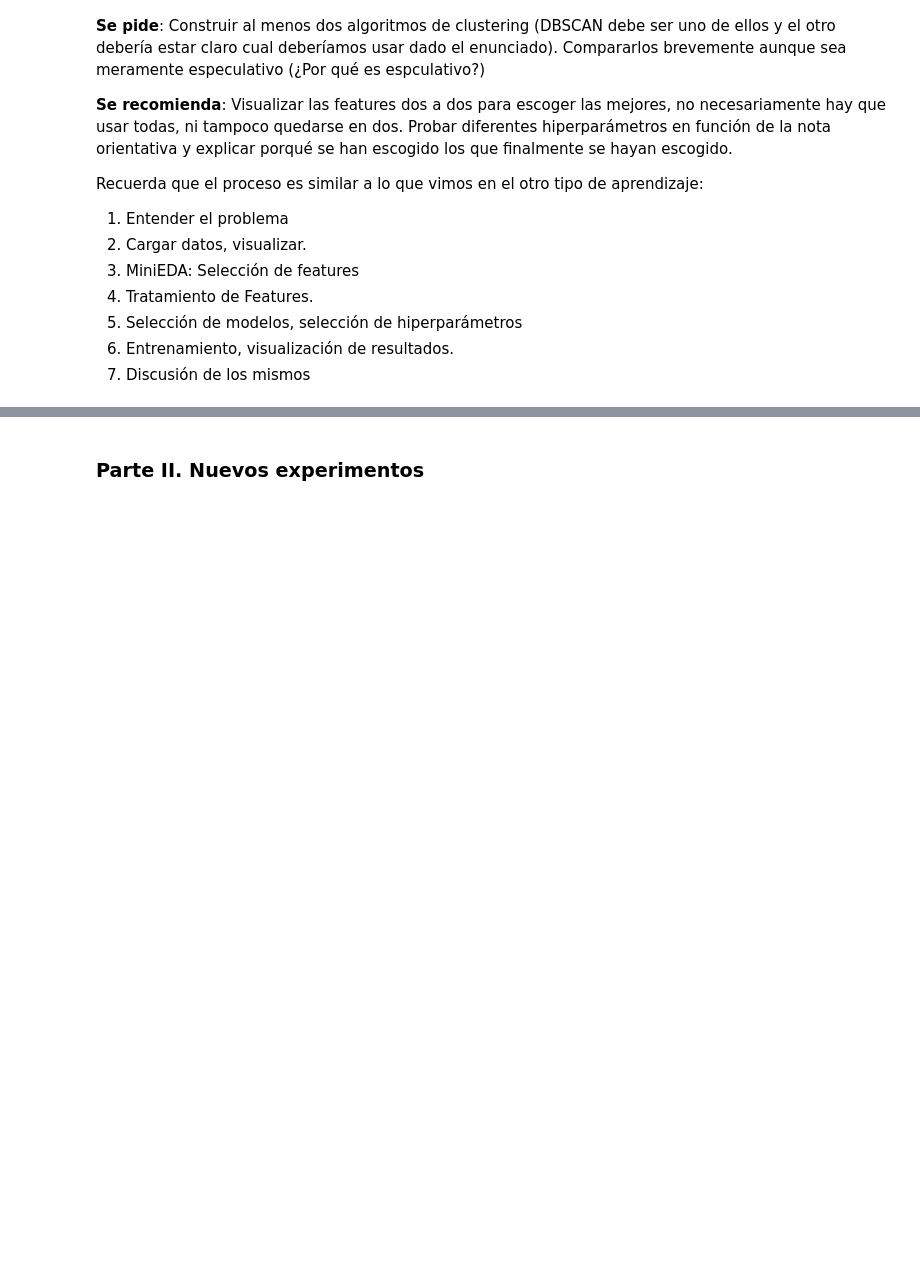
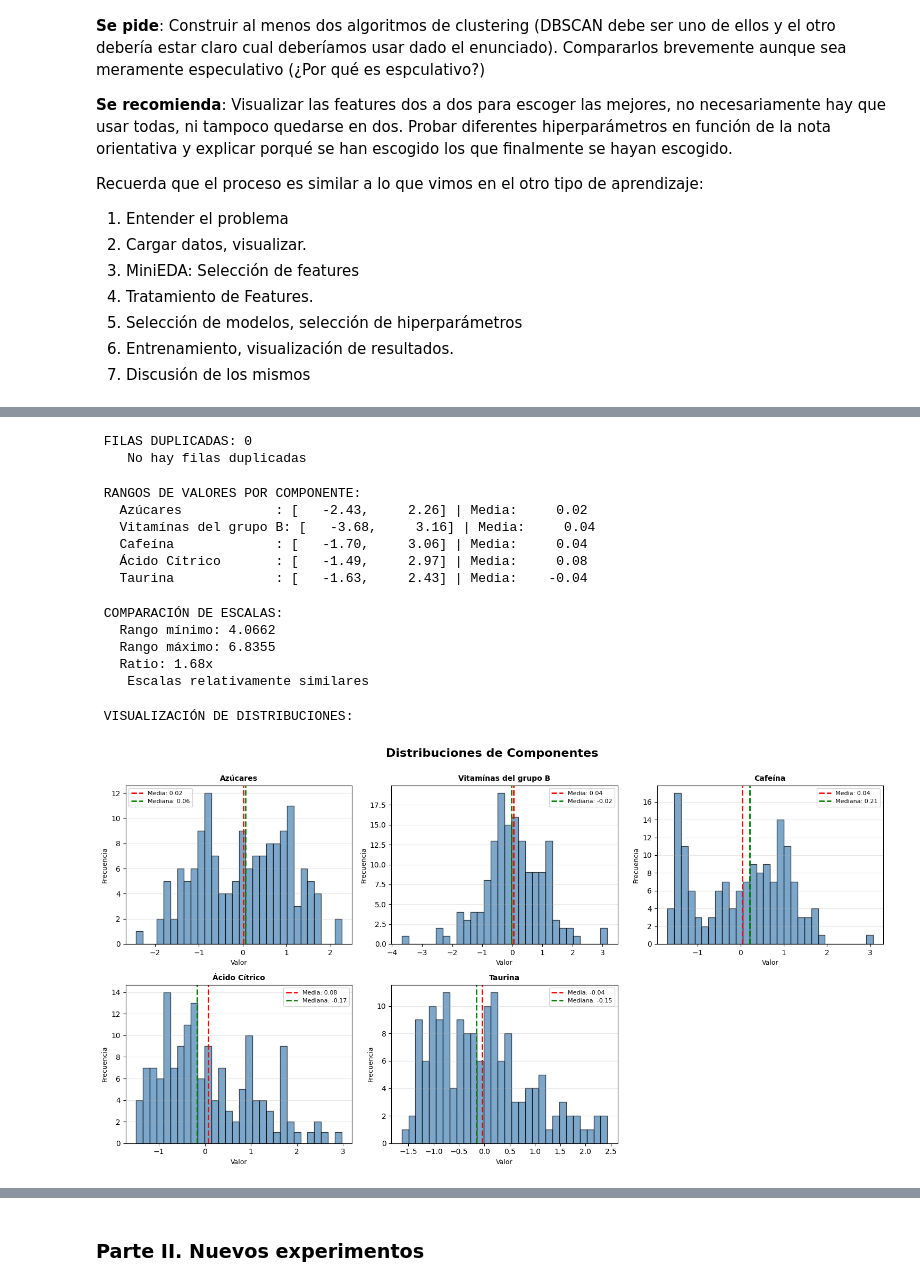
Before and after one commit to pablomoralesbaro/Ds-Online-PabloBaro, a Jupyter notebook: 04_Machine_Learning/Sprint_13/Unidad_02_ML_No_Supervisado_Clustering_DBSCAN/03_Practica_Obligatoria/18_Practica_Obligatoria_Clustering_DBSCAN.ipynb, the cells around one changed output, grey strips where cells are left out. Cells and saved outputs as stored; diff of their text form; code cells hidden in the pictures; blank space fills up the shorter version.

```diff
--- a/04_Machine_Learning/Sprint_13/Unidad_02_ML_No_Supervisado_Clustering_DBSCAN/03_Practica_Obligatoria/18_Practica_Obligatoria_Clustering_DBSCAN.ipynb
+++ b/04_Machine_Learning/Sprint_13/Unidad_02_ML_No_Supervisado_Clustering_DBSCAN/03_Practica_Obligatoria/18_Practica_Obligatoria_Clustering_DBSCAN.ipynb
@@ -37,3 +49,6 @@ Recuerda que el proceso es similar a lo que vimos en el otro tipo de aprendizaje
 5. Selección de modelos, selección de hiperparámetros
 6. Entrenamiento, visualización de resultados.
 7. Discusión de los mismos
+# %%
+# Cargar datos
+df = pd.read_csv('data/empowering_drinks.csv', delimiter='|')
@@ -39,0 +121,74 @@ Recuerda que el proceso es similar a lo que vimos en el otro tipo de aprendizaje
+# %%
+# Verificar duplicados
+duplicados = df.duplicated().sum()
+print(f"\n FILAS DUPLICADAS: {duplicados}")
+if duplicados > 0:
+    print(f"    Hay {duplicados} filas duplicadas")
+else:
+    print("    No hay filas duplicadas")
+# %% [output]
+ FILAS DUPLICADAS: 0
+    No hay filas duplicadas
+# %%
+# Rangos de valores
+print(f"\n RANGOS DE VALORES POR COMPONENTE:")
+for col in df.columns:
+    print(f"   {col:20s}: [{df[col].min():8.2f}, {df[col].max():8.2f}] | Media: {df[col].mean():8.2f}")
+# %% [output]
+ RANGOS DE VALORES POR COMPONENTE:
+   Azúcares            : [   -2.43,     2.26] | Media:     0.02
+   Vitamínas del grupo B: [   -3.68,     3.16] | Media:     0.04
+   Cafeína             : [   -1.70,     3.06] | Media:     0.04
+   Ácido Cítrico       : [   -1.49,     2.97] | Media:     0.08
+   Taurina             : [   -1.63,     2.43] | Media:    -0.04
+# %%
+# Verificar si escalas son muy diferentes
+print(f"\n COMPARACIÓN DE ESCALAS:")
+ranges = df.max() - df.min()
+print(f"   Rango mínimo: {ranges.min():.4f}")
+print(f"   Rango máximo: {ranges.max():.4f}")
+print(f"   Ratio: {ranges.max() / ranges.min():.2f}x")
+
+if ranges.max() / ranges.min() > 10:
+    print(f"    ESCALAS MUY DIFERENTES → Necesario ESCALAR")
+else:
+    print(f"    Escalas relativamente similares")
+# %% [output]
+ COMPARACIÓN DE ESCALAS:
+   Rango mínimo: 4.0662
+   Rango máximo: 6.8355
+   Ratio: 1.68x
+    Escalas relativamente similares
+# %%
+# Distribuciones
+print(f"\n VISUALIZACIÓN DE DISTRIBUCIONES:")
+
+n_cols = df.shape[1]
+n_rows = (n_cols + 2) // 3
+
+fig, axes = plt.subplots(n_rows, 3, figsize=(15, n_rows * 4))
+axes = axes.flatten()
+
+for i, col in enumerate(df.columns):
+    axes[i].hist(df[col], bins=30, edgecolor='black', alpha=0.7, color='steelblue')
+    axes[i].set_title(col, fontweight='bold', fontsize=10)
+    axes[i].set_xlabel('Valor', fontsize=9)
+    axes[i].set_ylabel('Frecuencia', fontsize=9)
+    axes[i].grid(alpha=0.3, axis='y')
+
+    # Añadir media y mediana
+    axes[i].axvline(df[col].mean(), color='red', linestyle='--',
+                   linewidth=2, label=f'Media: {df[col].mean():.2f}')
+    axes[i].axvline(df[col].median(), color='green', linestyle='--',
+                   linewidth=2, label=f'Mediana: {df[col].median():.2f}')
+    axes[i].legend(fontsize=8)
+
+for i in range(len(df.columns), len(axes)):
+    axes[i].axis('off')
+
+plt.suptitle('Distribuciones de Componentes', fontsize=16, fontweight='bold', y=1.00)
+plt.tight_layout()
+plt.show()
+# %% [output]
+ VISUALIZACIÓN DE DISTRIBUCIONES:
+[figure, added]
```
Also changed, not shown: parts of 39 cells of this notebook, 1 other file.
